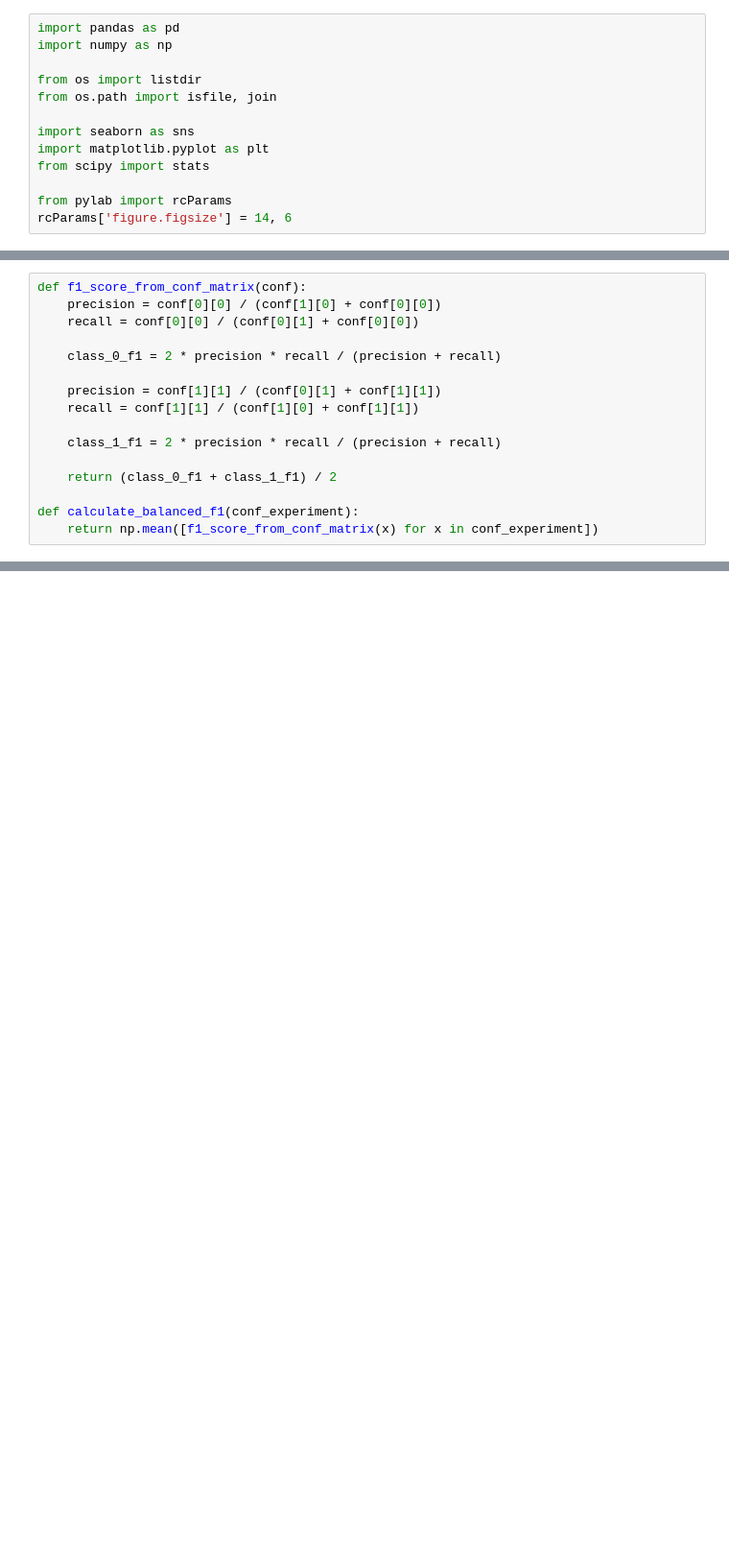
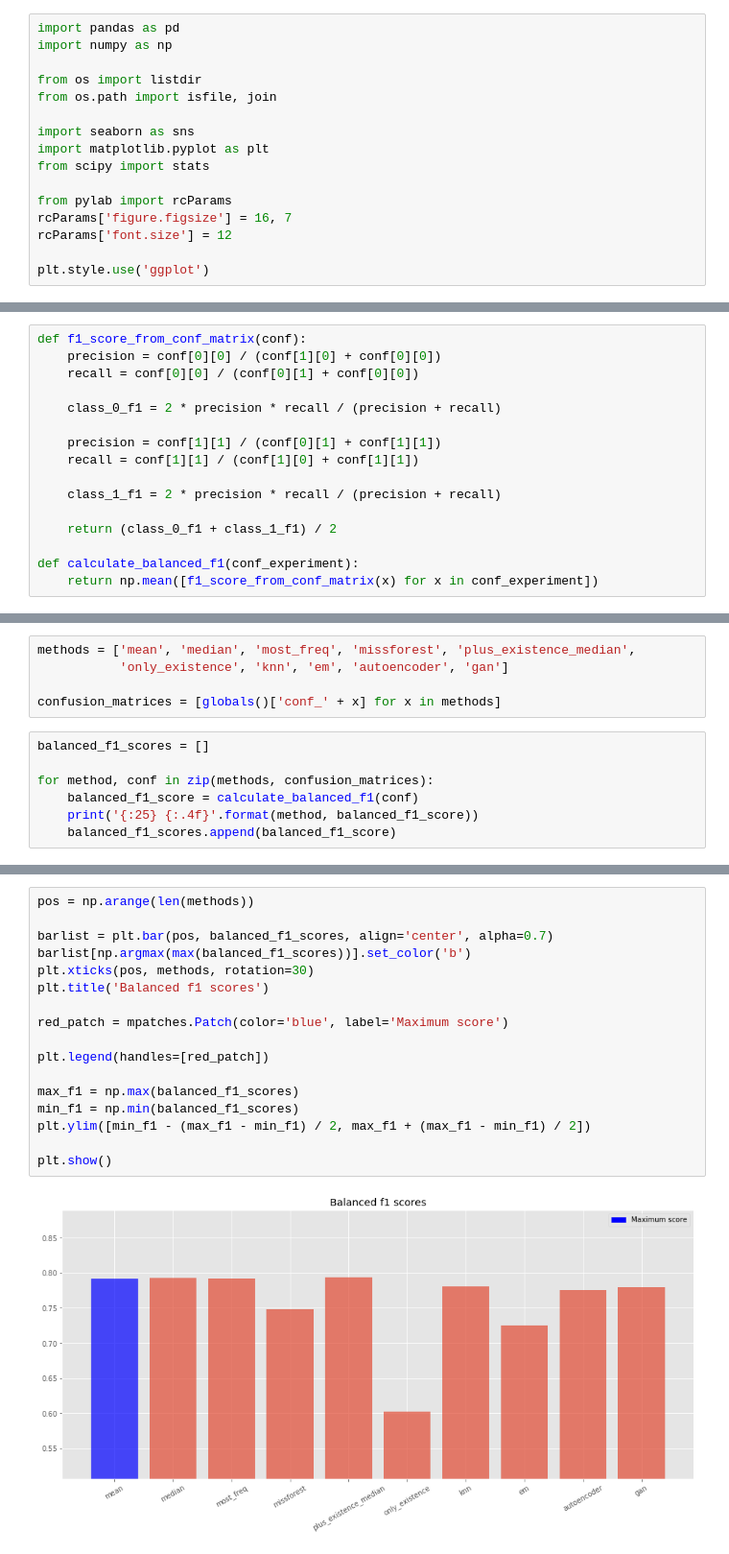
Before and after one commit to sanagno/psychiatry-mri-eeg, a Jupyter notebook: data_imputation.ipynb, the cells around one changed output, grey strips where cells are left out. Shown at 96% size. Drawn from its saved outputs; the diff is of its cells as text; blank space fills up the shorter version.

Commit message:
plots

```diff
--- a/data_imputation.ipynb
+++ b/data_imputation.ipynb
@@ -37,7 +37,10 @@ import matplotlib.pyplot as plt
 from scipy import stats
 
 from pylab import rcParams
-rcParams['figure.figsize'] = 14, 6
+rcParams['figure.figsize'] = 16, 7
+rcParams['font.size'] = 12
+
+plt.style.use('ggplot')
 # %% [markdown]
 We will deal with the classification problem only regarding the most common disorders based on all diagnoses given
 # %%
@@ -853,0 +837,12 @@ recall = 1291 / (1291 + 14)
+# %%
+methods = ['mean', 'median', 'most_freq', 'missforest', 'plus_existence_median',
+           'only_existence', 'knn', 'em', 'autoencoder', 'gan']
+
+confusion_matrices = [globals()['conf_' + x] for x in methods]
+# %%
+balanced_f1_scores = []
+
+for method, conf in zip(methods, confusion_matrices):
+    balanced_f1_score = calculate_balanced_f1(conf)
+    print('{:25} {:.4f}'.format(method, balanced_f1_score))
+    balanced_f1_scores.append(balanced_f1_score)
@@ -853,0 +860,19 @@ recall = 1291 / (1291 + 14)
+# %%
+pos = np.arange(len(methods))
+
+barlist = plt.bar(pos, balanced_f1_scores, align='center', alpha=0.7)
+barlist[np.argmax(max(balanced_f1_scores))].set_color('b')
+plt.xticks(pos, methods, rotation=30)
+plt.title('Balanced f1 scores')
+
+red_patch = mpatches.Patch(color='blue', label='Maximum score')
+
+plt.legend(handles=[red_patch])
+
+max_f1 = np.max(balanced_f1_scores)
+min_f1 = np.min(balanced_f1_scores)
+plt.ylim([min_f1 - (max_f1 - min_f1) / 2, max_f1 + (max_f1 - min_f1) / 2])
+
+plt.show()
+# %% [output]
+[figure, added]
```
Also changed, not shown: parts of 13 cells of this notebook.
